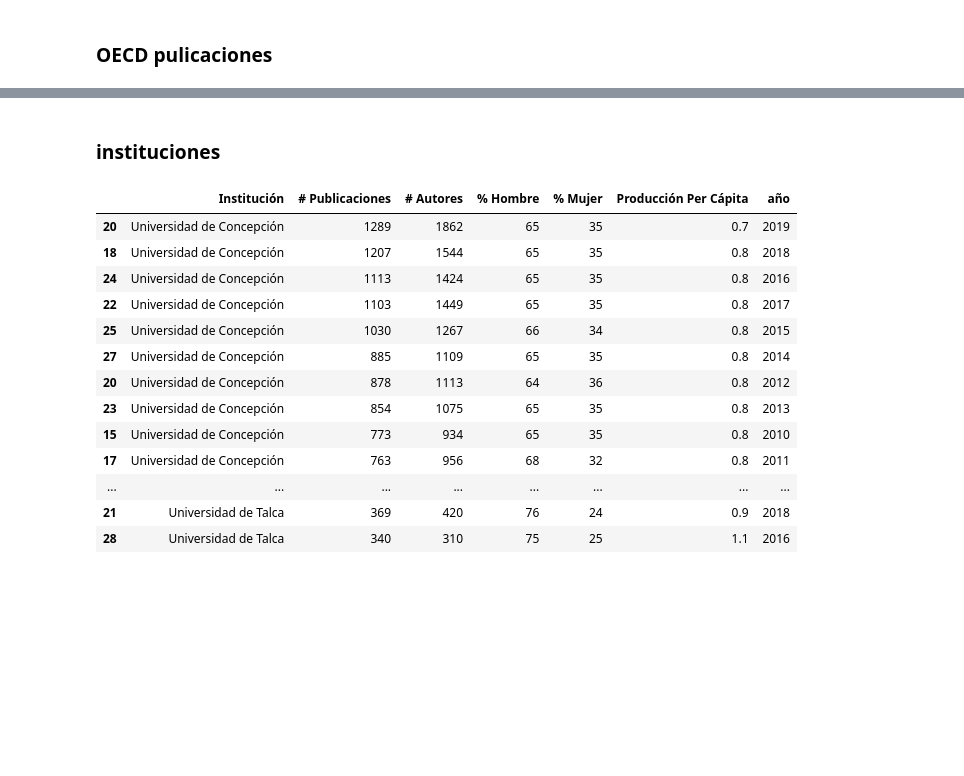
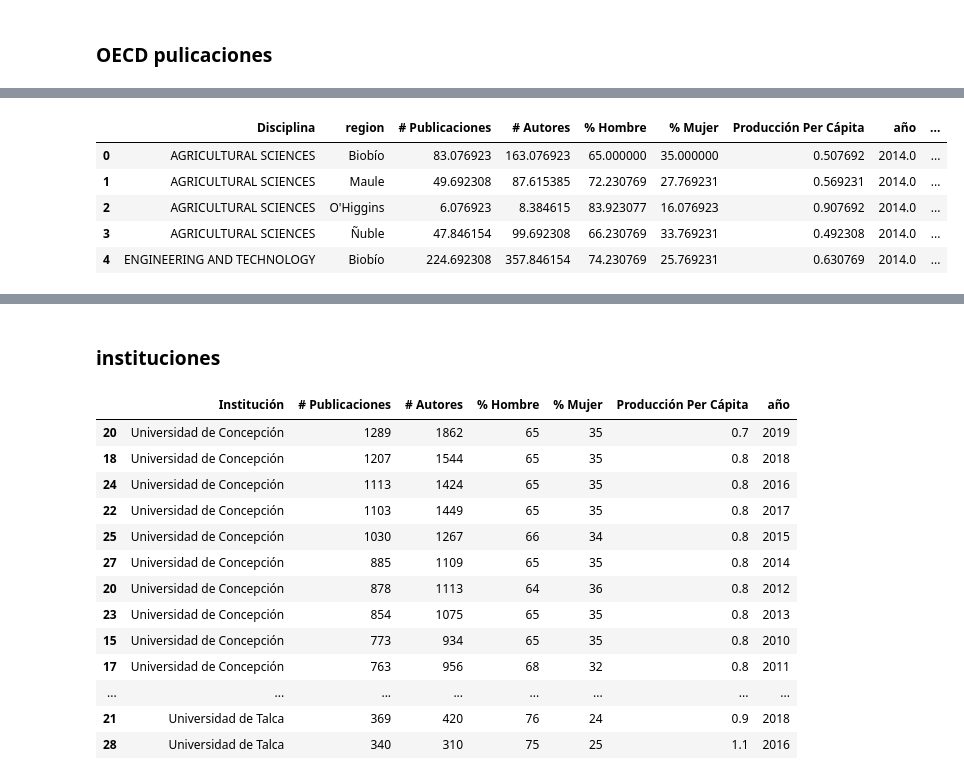
Before and after one commit to Nanocell-Lab/nodo_CTCI, a Jupyter notebook: 04_Investigación.ipynb, the cells around one changed output, grey strips where cells are left out. Saved outputs shown, nothing was run; the diff lists cells and outputs as text; code cells hidden in the pictures; blank space fills up the shorter version.

```diff
--- a/04_Investigación.ipynb
+++ b/04_Investigación.ipynb
@@ -200,2 +182,14 @@ datos_oecd_aggmean.head()
 # %%
 # produccion per capita
+# %%
+datos_oecd_aggmean["Pub. Mujer"] = round(((datos_oecd_aggmean["% Mujer"]/100)*datos_oecd_aggmean["# Publicaciones"]))
+datos_oecd_aggmean["Pub. Hombre"] = round(((datos_oecd_aggmean["% Hombre"]/100)*datos_oecd_aggmean["# Publicaciones"]))
+# %%
+datos_oecd_aggmean.head()
+# %% [output]
+|  | Disciplina | region | # Publicaciones | # Autores | % Hombre | % Mujer | Producción Per Cápita | año | ... |
+| 0 | AGRICULTURAL SCIENCES | Biobío | 83.076923 | 163.076923 | 65.000000 | 35.000000 | 0.507692 | 2014.0 | ... |
+| 1 | AGRICULTURAL SCIENCES | Maule | 49.692308 | 87.615385 | 72.230769 | 27.769231 | 0.569231 | 2014.0 | ... |
+| 2 | AGRICULTURAL SCIENCES | O'Higgins | 6.076923 | 8.384615 | 83.923077 | 16.076923 | 0.907692 | 2014.0 | ... |
+| 3 | AGRICULTURAL SCIENCES | Ñuble | 47.846154 | 99.692308 | 66.230769 | 33.769231 | 0.492308 | 2014.0 | ... |
+| 4 | ENGINEERING AND TECHNOLOGY | Biobío | 224.692308 | 357.846154 | 74.230769 | 25.769231 | 0.630769 | 2014.0 | ... |
```
Also changed, not shown: parts of 11 cells of this notebook.
